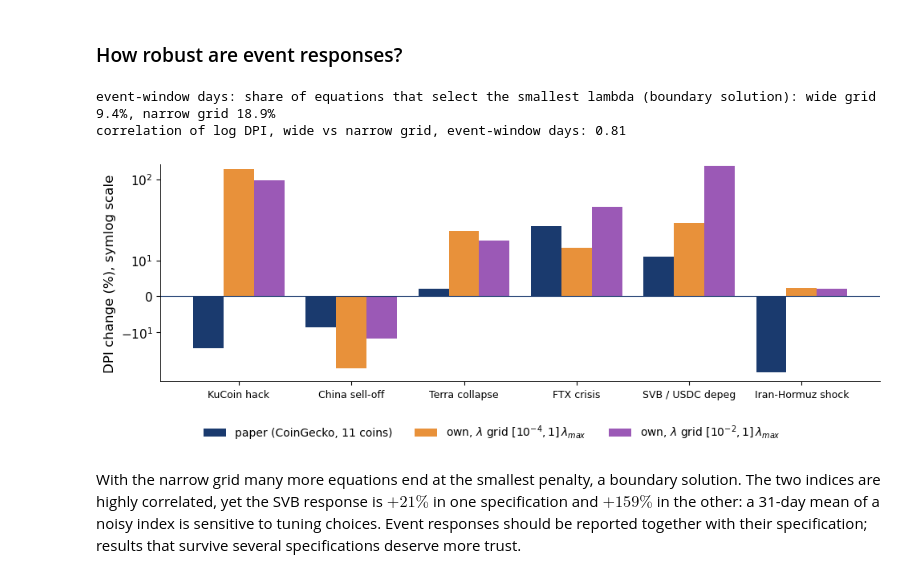
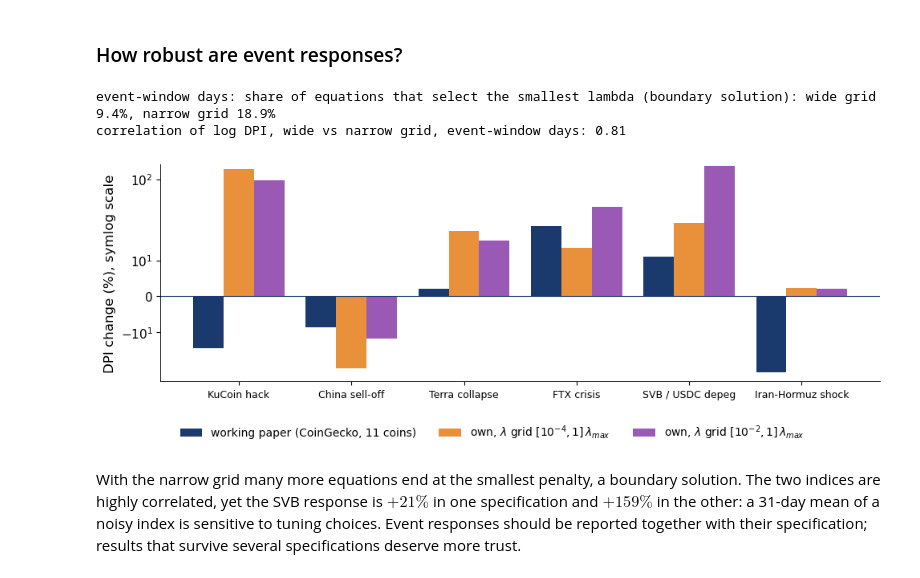
Before and after one commit to danpele/Blockchain-Applications, a Jupyter notebook: notebooks/lecture5_notebook.ipynb, the cells around one changed output. Cells and saved outputs as stored; diff of their text form; code cells hidden in the pictures.

```diff
--- a/notebooks/lecture5_notebook.ipynb
+++ b/notebooks/lecture5_notebook.ipynb
@@ -717,7 +717,7 @@ res_n = run_days(ev_days, lo=1e-2)                       # narrow grid, same day
 DPIn = pd.DataFrame({cal[i]: {c: v['lam'] for c, v in o.items()} for i, o in res_n.items()}).T[COINS].sort_index().mean(axis=1)
 print(f'narrow grid estimated in {time.time() - t0:.0f} s')
 EV['change, narrow grid (%)'] = responses(DPIn)['change (%)']
-EV['paper: change (%)'] = pd.Series({'KuCoin hack': -14.4, 'China sell-off': -8.6, 'Terra collapse': 2.2, 'FTX crisis': 19.5,
+EV['working paper: change (%)'] = pd.Series({'KuCoin hack': -14.4, 'China sell-off': -8.6, 'Terra collapse': 2.2, 'FTX crisis': 19.5,
                                      'SVB / USDC depeg': 11.0, 'Iran-Hormuz shock': -22.9})
 EV.round(3)
 # %% [output]
@@ -790,22 +790,22 @@ The response is a ratio of two means; the test uses the logs, which give almost
 # %%
 edge_w = np.mean([v['k'] == 0 for i in ev_days for v in res[i].values()])
 edge_n = np.mean([v['k'] == 0 for o in res_n.values() for v in o.values()])
 print(f'event-window days: share of equations that select the smallest lambda (boundary solution): wide grid {100 * edge_w:.1f}%, narrow grid {100 * edge_n:.1f}%')
 print(f'correlation of log DPI, wide vs narrow grid, event-window days: {np.corrcoef(np.log(DPI_ev), np.log(DPIn))[0, 1]:.2f}')
 
 fig, ax = plt.subplots(figsize=(10, 3.7))
 xx = np.arange(len(EVENTS))
-ax.bar(xx - 0.27, EV['paper: change (%)'].astype(float), width=0.27, color=BLUE, label='paper (CoinGecko, 11 coins)')
+ax.bar(xx - 0.27, EV['working paper: change (%)'].astype(float), width=0.27, color=BLUE, label='working paper (CoinGecko, 11 coins)')
 ax.bar(xx, EV['change (%)'].astype(float), width=0.27, color=BTC, label=r'own, $\lambda$ grid $[10^{-4}, 1]\,\lambda_{max}$')
 ax.bar(xx + 0.27, EV['change, narrow grid (%)'].astype(float), width=0.27, color=ETH, label=r'own, $\lambda$ grid $[10^{-2}, 1]\,\lambda_{max}$')
 ax.axhline(0, color=BLUE, lw=0.8)
 ax.set_xticks(xx); ax.set_xticklabels(list(EVENTS), fontsize=9); ax.set_ylabel('DPI change (%), symlog scale')
 ax.set_yscale('symlog', linthresh=20)                    # linear within +-20%, logarithmic beyond
 finish_fig(fig, 'ba_l5_events', ncol=3, bottom=0.12)
 # %% [output]
 event-window days: share of equations that select the smallest lambda (boundary solution): wide grid 9.4%, narrow grid 18.9%
 correlation of log DPI, wide vs narrow grid, event-window days: 0.81
-[figure, old version]
+[figure, new version]
 # %% [markdown]
 With the narrow grid many more equations end at the smallest penalty, a boundary solution. The two indices are highly correlated, yet the SVB response is $+21\%$ in one specification and $+159\%$ in the other: a 31-day mean of a noisy index is sensitive to tuning choices.
 Event responses should be reported together with their specification; results that survive several specifications deserve more trust.
```
Also changed, not shown: parts of 10 cells of this notebook, 10 other files.
